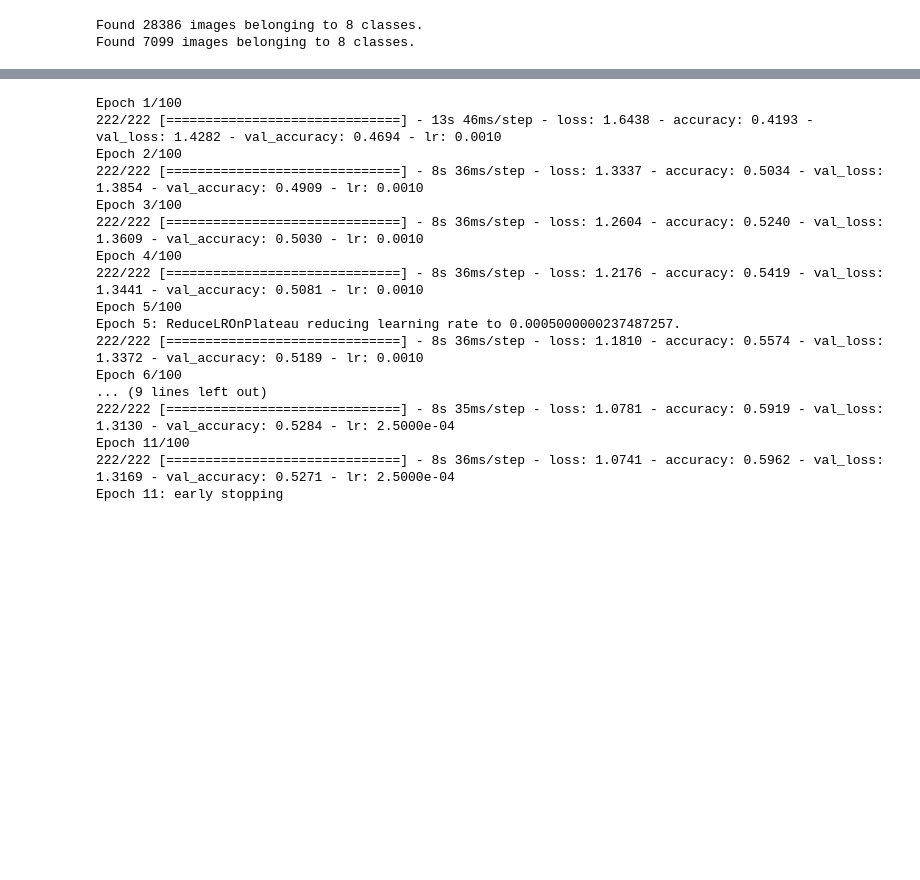
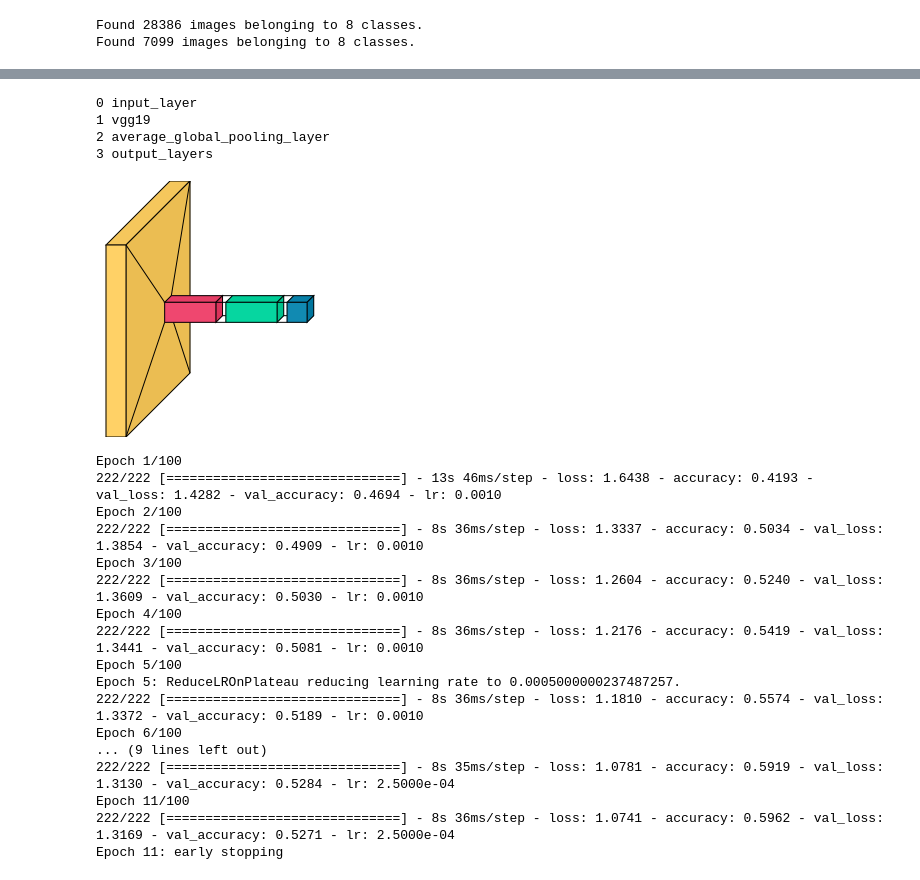
Before and after one commit to Ujjwal-Mk/IEEE, a Jupyter notebook: test.ipynb, the cells around one changed output, grey strips where cells are left out. Cells and saved outputs as stored; diff of their text form; code cells hidden in the pictures; blank space fills up the shorter version.

```diff
--- a/test.ipynb
+++ b/test.ipynb
@@ -13,8 +37,8 @@ tf.random.set_seed(42)
 train_datagen = ImageDataGenerator(rescale=1./255)
 test_datagen = ImageDataGenerator(rescale=1./255)
 
-train_dir="fer2013plus/fer2013/train/"
-test_dir="fer2013plus/fer2013/test/"
+train_dir="fer2013plus/fer2013plus/fer2013/train"
+test_dir="fer2013plus/fer2013plus/fer2013/test"
 
 
 train_data = train_datagen.flow_from_directory(train_dir,
@@ -95,7 +119,7 @@ model_vgg16.compile(loss=tf.keras.losses.CategoricalCrossentropy(),
 
 # 10. Fit the model
 history_vgg16 = model_vgg16.fit(train_data,
-                        epochs=100,
+                        epochs=1,
                         steps_per_epoch=len(train_data),
                         validation_data=test_data,
                         validation_steps=len(test_data),
@@ -109,7 +133,7 @@ model_vgg19.compile(loss=tf.keras.losses.CategoricalCrossentropy(),
 
 # 10. Fit the model
 history_vgg19 = model_vgg19.fit(train_data,
-                        epochs=100,
+                        epochs=1,
                         steps_per_epoch=len(train_data),
                         validation_data=test_data,
                         validation_steps=len(test_data),
@@ -135,3 +151,17 @@ Epoch 38: early stopping
+# %%
+for i, layer in enumerate(model_vgg19.layers):
+    print(i,layer.name)
+# %% [output]
+0 input_layer
+1 vgg19
+2 average_global_pooling_layer
+3 output_layers
+# %%
+import visualkeras
+
+visualkeras.layered_view(model_vgg19)
+# %% [output]
+[figure, added]
 # %%
 # VGG 19
 # 1. Create a base model with tf.keras.applciations
```
Also changed, not shown: parts of 2 cells of this notebook, 1 other file.
